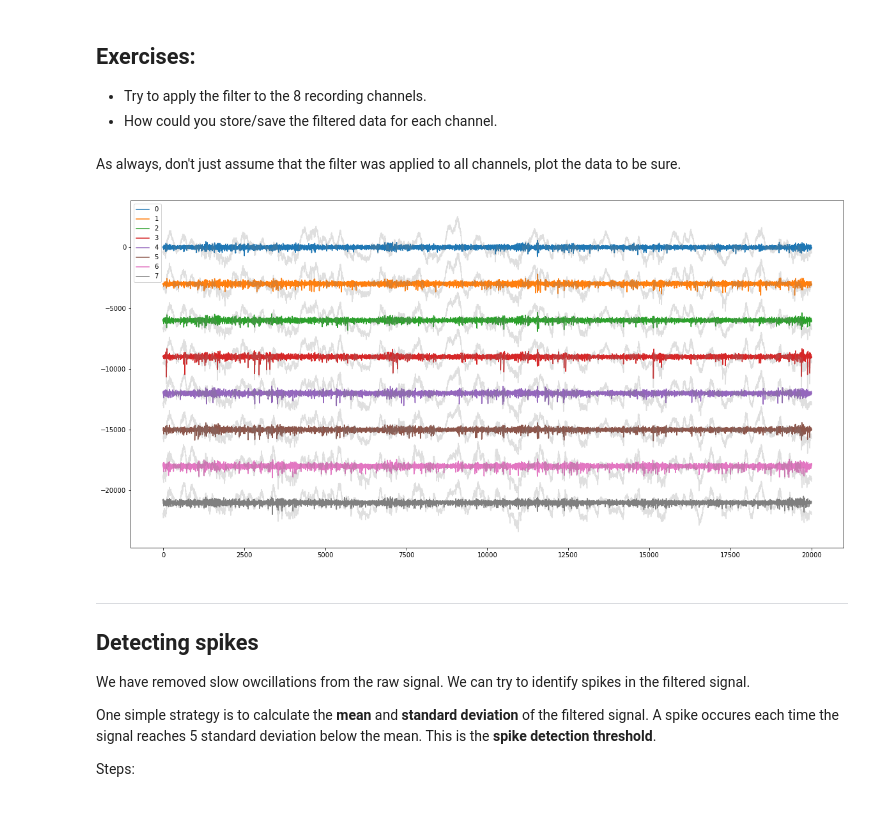
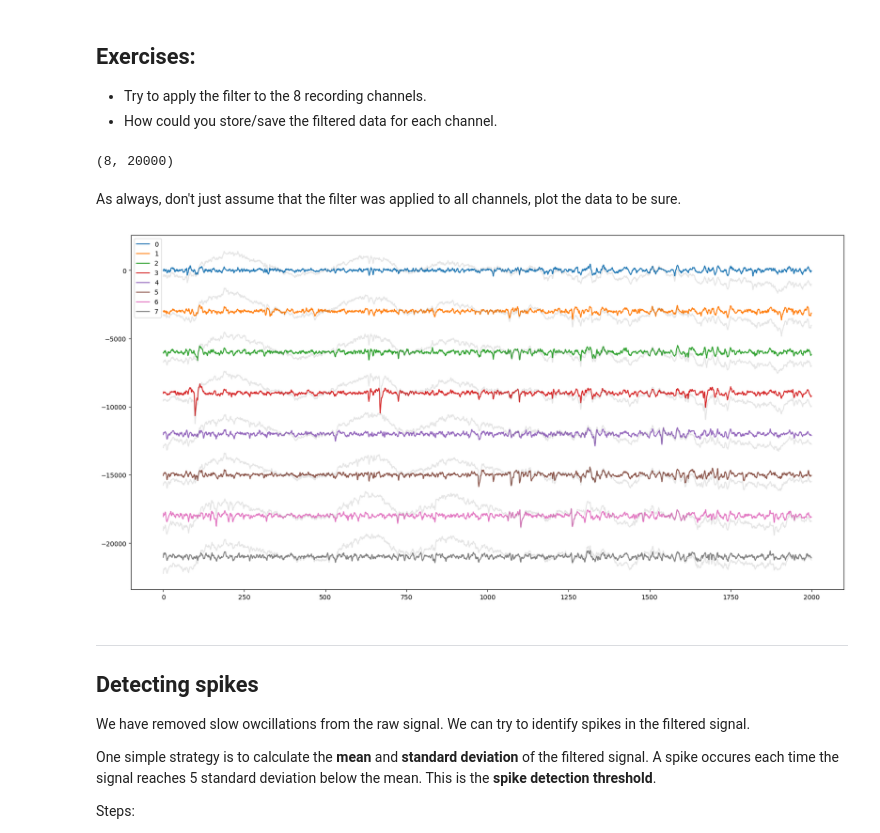
Before and after one commit to kevin-allen/dataScienceNeuro, a Jupyter notebook: notebooks/lecture_02.ipynb, the cells around one changed output. Cells and saved outputs as stored; diff of their text form; code cells hidden in the pictures; blank space fills up the shorter version.

```diff
--- a/notebooks/lecture_02.ipynb
+++ b/notebooks/lecture_02.ipynb
@@ -251,21 +251,30 @@ plt.plot(y[:0+nSamples]-2000)
 
 * Try to apply the filter to the 8 recording channels.
 * How could you store/save the filtered data for each channel.
+# %%
+y = sosfiltfilt(myFilter, dat)
+# %%
+filtDat = np.empty_like(dat)
+for chan in range(dat.shape[0]):
+    filtDat[chan,:] = sosfiltfilt(myFilter, dat[chan,:])
+filtDat.shape
+# %% [output]
+(8, 20000)
 # %% [markdown]
 As always, don't just assume that the filter was applied to all channels, plot the data to be sure.
 # %%
 offset=3000 #y shift on the y-axis between channels
-nSamples=20000
+nSamples=2000
 plt.figure(figsize=(20,10))
 
 for i in range(y.shape[0]): #loop for every channel
     yAxisOffset=i*offset # to avoid plotting all channels on top of each other, channel 0 will be at the top
-    plt.plot(y[i,:nSamples]-yAxisOffset,label=i) # plot the filtered data
-    plt.plot(dat[i,:nSamples]-yAxisOffset,c="gray",alpha=0.25) # plot original signal in transparent gray
+    plt.plot(y[i,:nSamples]-yAxisOffset,label=i,alpha=1) # plot the filtered data
+    plt.plot(dat[i,:nSamples]-yAxisOffset,c="gray",alpha=0.2) # plot original signal in transparent gray
 plt.legend(loc="upper left")
 plt.show()
 # %% [output]
-[figure, old version]
+[figure, new version]
 # %% [markdown]
 ***
 ## Detecting spikes
```
Also changed, not shown: parts of 7 cells of this notebook, 2 other files.
